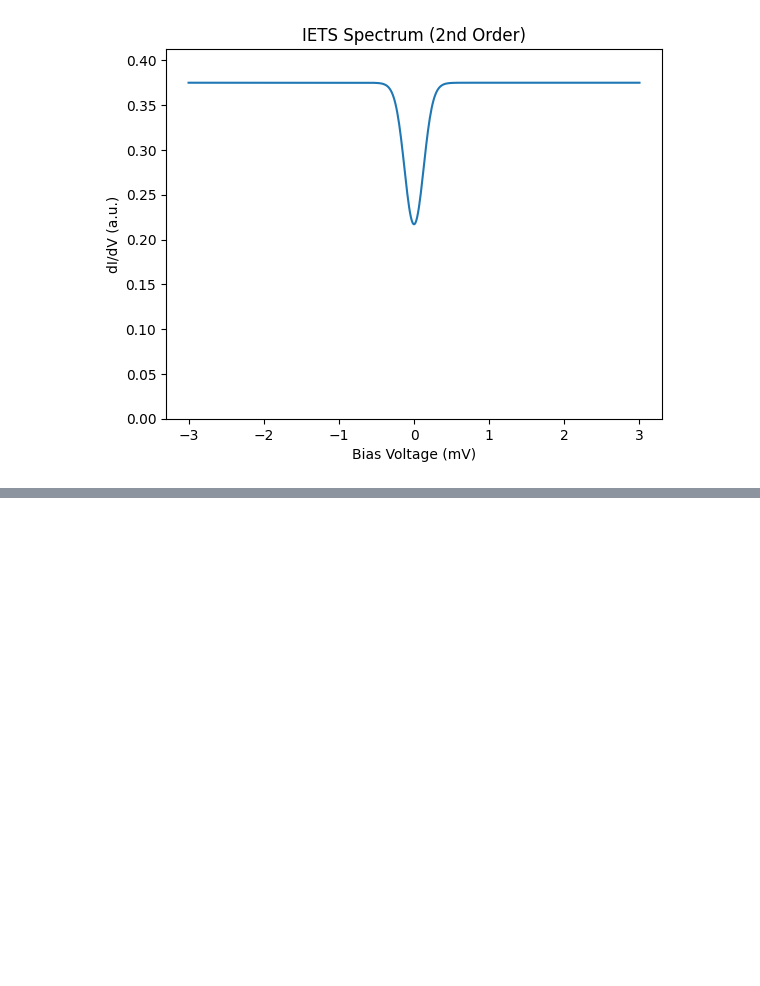
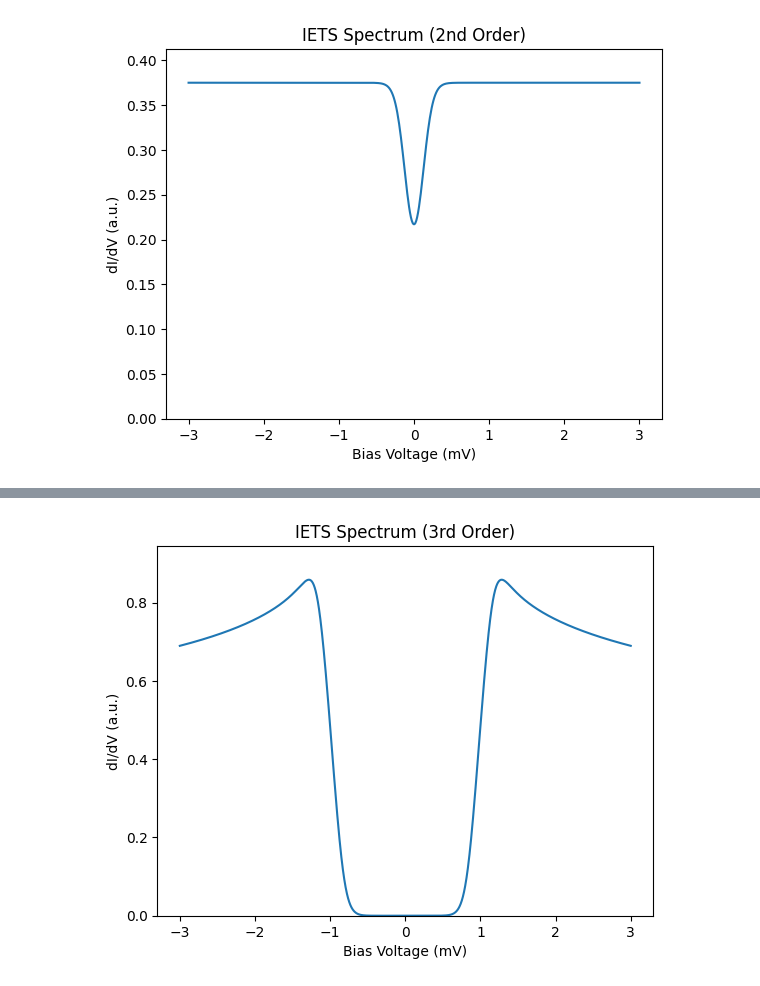
Before and after one commit to WillkeLab/Spinfinity, a Jupyter notebook: spinsimulation/test_3rdOrder.ipynb, the cells around one changed output, grey strips where cells are left out. Cells and saved outputs as stored; diff of their text form; code cells hidden in the pictures; blank space fills up the shorter version.

```diff
--- a/spinsimulation/test_3rdOrder.ipynb
+++ b/spinsimulation/test_3rdOrder.ipynb
@@ -97,0 +90,35 @@ ValueError: operands could not be broadcast together with shapes (2,3) (3,3)
+# %%
+import calcBath as bath
+import calcdIdV3 as spec3
+import numpy as np
+from SpinSys import SpinSys
+import SpinHamiltonian as hamil
+import calcdIdV as dIdV
+import calcdIdV3 as dIdV3
+import calcESR as ESR
+import SpinVisualization as vis
+
+spinsys=SpinSys([0.5,0.5])
+spinsys.J=-0.2  # Set the Kondo coupling strength
+# Add the Spin Hamiltonian parameters
+spinsys.B=[0,0,0.5] #Add a magnetic field in Tesla
+spinsys.BTip=[1e-7,0,0] # Add a tipfield for driving
+spinsys.T=1
+spinsys.Jvector=np.array([[1,1,1]]) # Exchange coupling in meV
+spinsys.Dvector=np.array([1.9,0])  # Anisotropy of the Spin 1
+spinsys.AtomPositions=np.array([[0,0,0],[2,1,0]]) # Positions of the atoms in lattice units
+spinsys.DipoleBool=[False] # Dipole interaction is not included
+spinsys.T=0.5
+spinsys.ReadoutSpin=0 # Set the readout spin
+spinsys.TipPolarization=[0,0,0.0]
+spinsys.B=[0,0,1] # Magnetic field in Tesla
+hamil.calcEigEnergies(spinsys)
+# [x, y, z, u] = spec3.e_transport(spinsys)
+# print("Transport values:", x, y, z, u)
+
+
+# y = tunnelingBroadenedStepFunction(x_V)
+# y = fstep(x)
+vis.plotIETS(spinsys, Vrange=[-3, 3], N=2000, norm=False, order='3rd')
+# %% [output]
+[figure, added]
```
Also changed, not shown: parts of 1 cell of this notebook, 1 other file.
